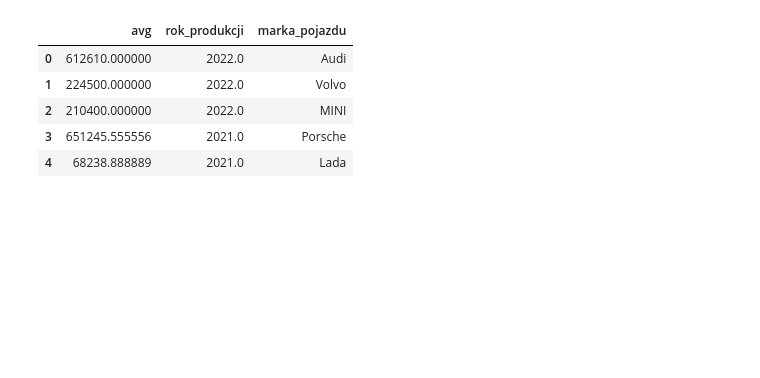
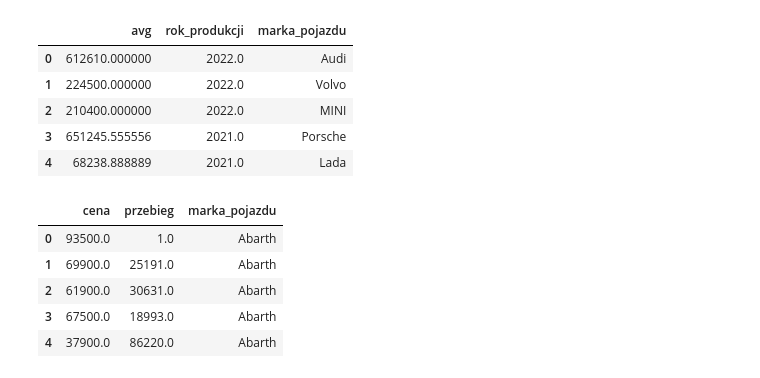
Before and after one commit to Bartoszcz28/Otomoto, a Jupyter notebook: visualization_car_value .ipynb, the cells around one changed output. Drawn from its saved outputs; the diff is of its cells as text; code cells hidden in the pictures; blank space fills up the shorter version.

Commit message:
Add scatter_plot

```diff
--- a/visualization_car_value .ipynb
+++ b/visualization_car_value .ipynb
@@ -66,6 +66,6 @@ psql = psycopg2.connect(host='192.168.10.163', port='5432', database='Otomoto',
 cur = psql.cursor()
 sql_line_graph = "SELECT AVG(cena), rok_produkcji, marka_pojazdu FROM otomoto_10 GROUP BY rok_produkcji, marka_pojazdu ORDER BY rok_produkcji DESC ;"
 line_graph = sqlio.read_sql_query(sql_line_graph, psql)
+sql_scatter_plot = "SELECT cena, przebieg, marka_pojazdu FROM otomoto_10;"
+scatter_plot = sqlio.read_sql_query(sql_scatter_plot, psql)
 conn = None
-
-# SELECT AVG(cena), rok_produkcji, marka_pojazdu FROM otomoto_10 GROUP BY rok_produkcji, marka_pojazdu ORDER BY rok_produkcji DESC ;
@@ -74,8 +72,7 @@ conn = None
 # %%
-# a = 0
-# for index, row in car_loc.iterrows():
-#     if (np.isnan(car_loc.at[index,'przebieg']) or np.isnan(car_loc.at[index,'rok_produkcji'])
-#     or np.isnan(car_loc.at[index,'cena'])):
-#         car_loc = car_loc.drop([index])
-#         a += 1
-# print("Drop rows where Nan from table otomoto: ", a)
+a = 0
+for index, row in scatter_plot.iterrows():
+    if (np.isnan(scatter_plot.at[index,'przebieg']) or np.isnan(scatter_plot.at[index,'cena'])):
+        scatter_plot = scatter_plot.drop([index])
+        a += 1
+print("Drop rows where Nan from table otomoto: ", a)
@@ -82,5 +81,5 @@ conn = None
 # %%
-# car_loc = car_loc.reset_index(drop=True)
+scatter_plot = scatter_plot.reset_index(drop=True)
 # %%
 line_graph.head()
 # %% [output]
@@ -90,6 +89,15 @@ line_graph.head()
 | 2 | 210400.000000 | 2022.0 | MINI |
 | 3 | 651245.555556 | 2021.0 | Porsche |
 | 4 | 68238.888889 | 2021.0 | Lada |
+# %%
+scatter_plot.head()
+# %% [output]
+|  | cena | przebieg | marka_pojazdu |
+| 0 | 93500.0 | 1.0 | Abarth |
+| 1 | 69900.0 | 25191.0 | Abarth |
+| 2 | 61900.0 | 30631.0 | Abarth |
+| 3 | 67500.0 | 18993.0 | Abarth |
+| 4 | 37900.0 | 86220.0 | Abarth |
 # %%
 # fig = go.Figure()
 # fig = go.Figure([go.Bar(x=line_graph['rok_produkcji'], y=line_graph['avg'])])
```
Also changed, not shown: parts of 9 cells of this notebook.
